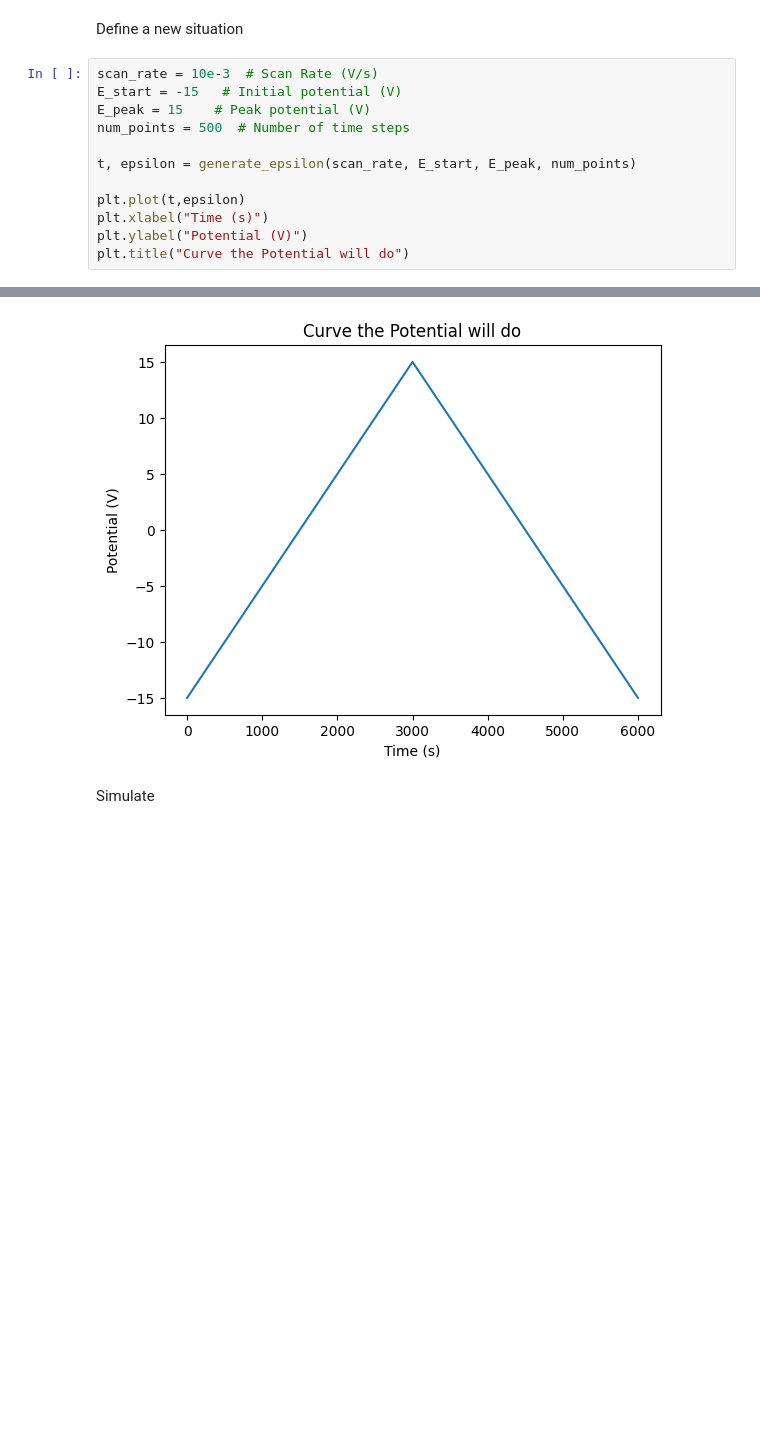
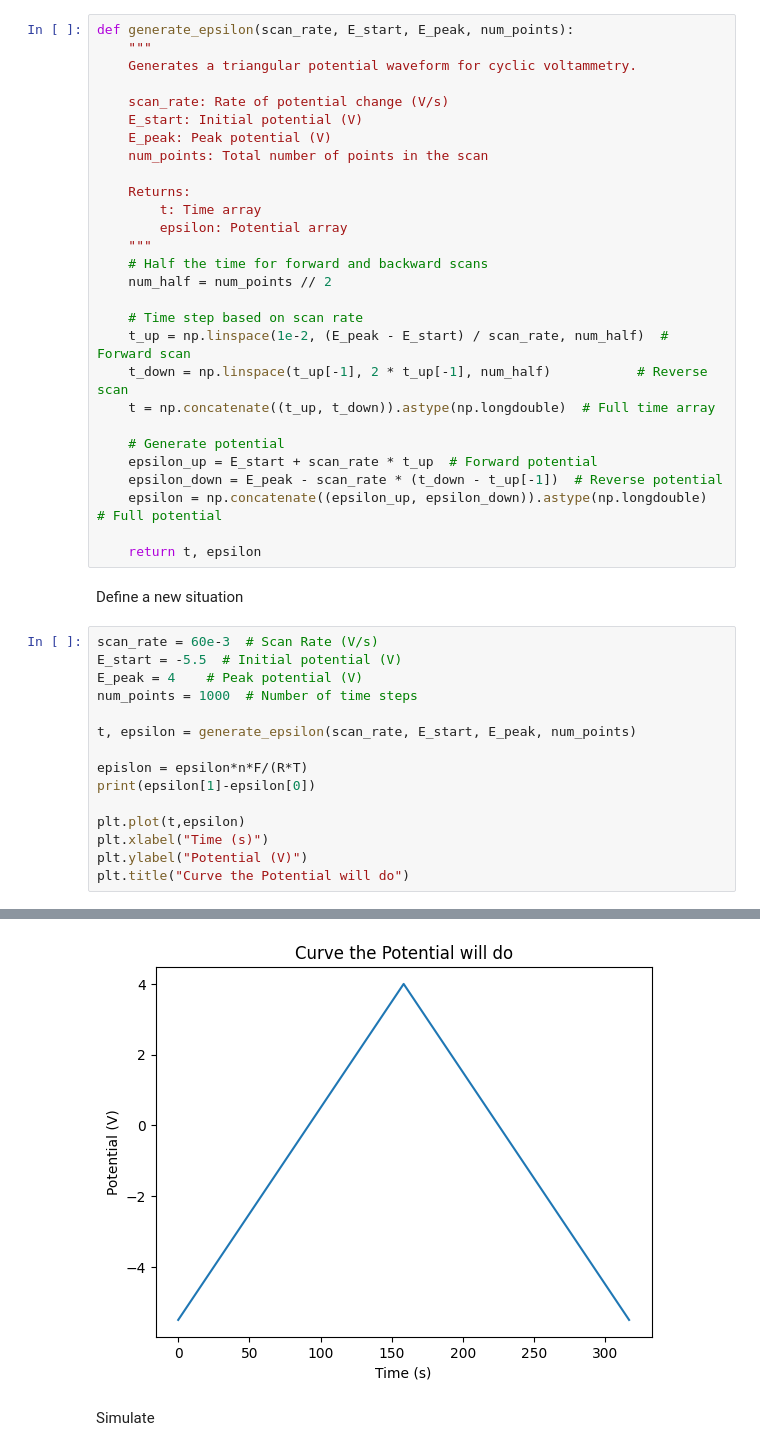
Before and after one commit to PassosSouza/LabsEletroquimica, a Jupyter notebook: Laboratorio 1/Cyclic Voltammetry - From paper.ipynb, the cells around one changed output, grey strips where cells are left out. Drawn from its saved outputs; the diff is of its cells as text; blank space fills up the shorter version.

```diff
--- a/Laboratorio 1/Cyclic Voltammetry - From paper.ipynb
+++ b/Laboratorio 1/Cyclic Voltammetry - From paper.ipynb
@@ -321,14 +400,45 @@ class Planar_Finite(CVCurrent):
 
         return Y
+# %%
+def generate_epsilon(scan_rate, E_start, E_peak, num_points):
+    """
+    Generates a triangular potential waveform for cyclic voltammetry.
+
+    scan_rate: Rate of potential change (V/s)
+    E_start: Initial potential (V)
+    E_peak: Peak potential (V)
+    num_points: Total number of points in the scan
+
+    Returns:
+        t: Time array
+        epsilon: Potential array
+    """
+    # Half the time for forward and backward scans
+    num_half = num_points // 2
+
+    # Time step based on scan rate
+    t_up = np.linspace(1e-2, (E_peak - E_start) / scan_rate, num_half)  # Forward scan
+    t_down = np.linspace(t_up[-1], 2 * t_up[-1], num_half)           # Reverse scan
+    t = np.concatenate((t_up, t_down)).astype(np.longdouble)  # Full time array
+
+    # Generate potential
+    epsilon_up = E_start + scan_rate * t_up  # Forward potential
+    epsilon_down = E_peak - scan_rate * (t_down - t_up[-1])  # Reverse potential
+    epsilon = np.concatenate((epsilon_up, epsilon_down)).astype(np.longdouble)  # Full potential
+
+    return t, epsilon
 # %% [markdown]
 Define a new situation
 # %%
-scan_rate = 10e-3  # Scan Rate (V/s)
-E_start = -15   # Initial potential (V)
-E_peak = 15    # Peak potential (V)
-num_points = 500  # Number of time steps
+scan_rate = 60e-3  # Scan Rate (V/s)
+E_start = -5.5  # Initial potential (V)
+E_peak = 4    # Peak potential (V)
+num_points = 1000  # Number of time steps
 
 t, epsilon = generate_epsilon(scan_rate, E_start, E_peak, num_points)
+
+epislon = epsilon*n*F/(R*T)
+print(epsilon[1]-epsilon[0])
 
 plt.plot(t,epsilon)
 plt.xlabel("Time (s)")
@@ -339,4 +450,4 @@ Text(0.5, 1.0, 'Curve the Potential will do')
-[figure, old version]
+[figure, new version]
 # %% [markdown]
 Simulate
 # %%
```
Also changed, not shown: parts of 24 cells of this notebook, 1 other file.
